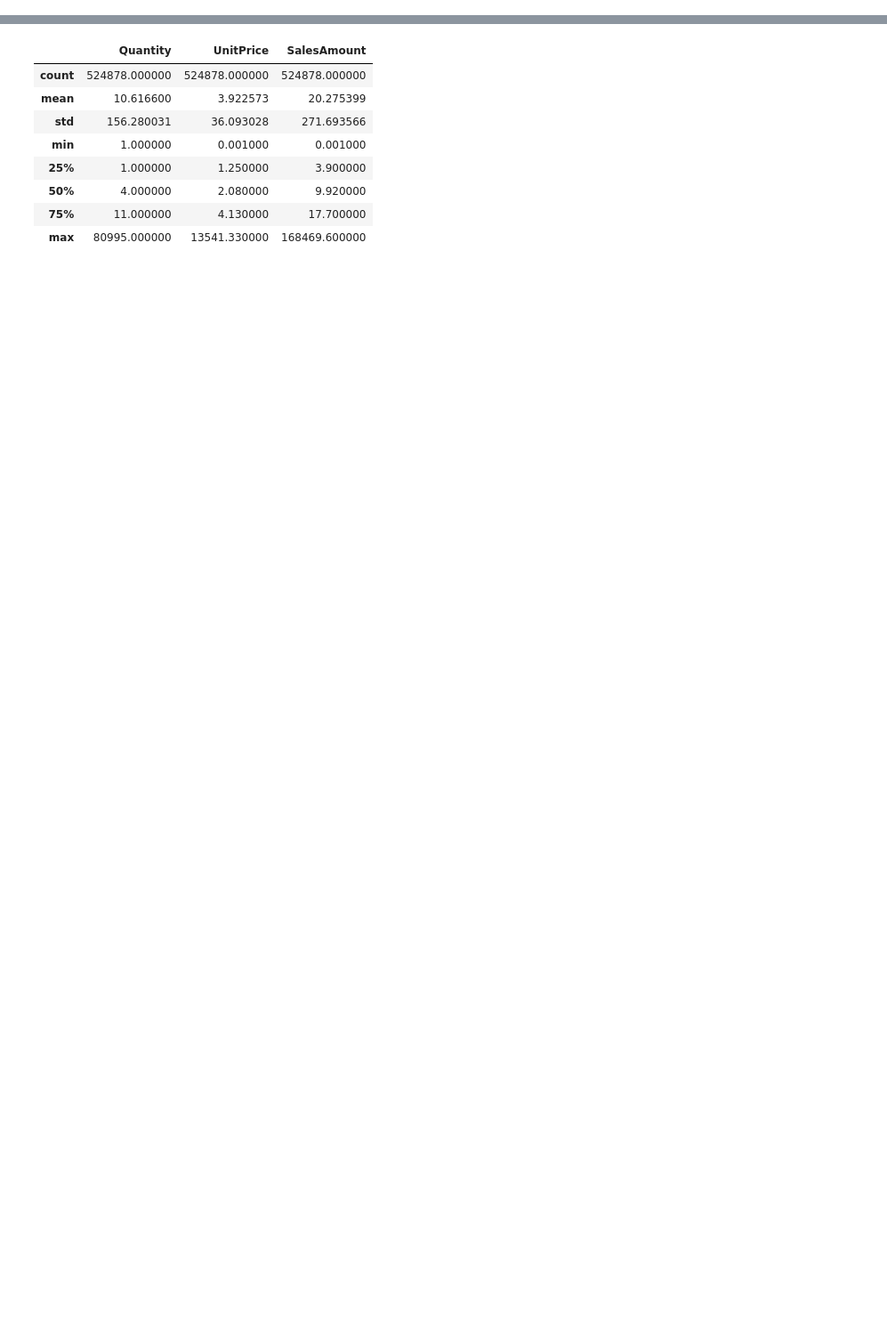
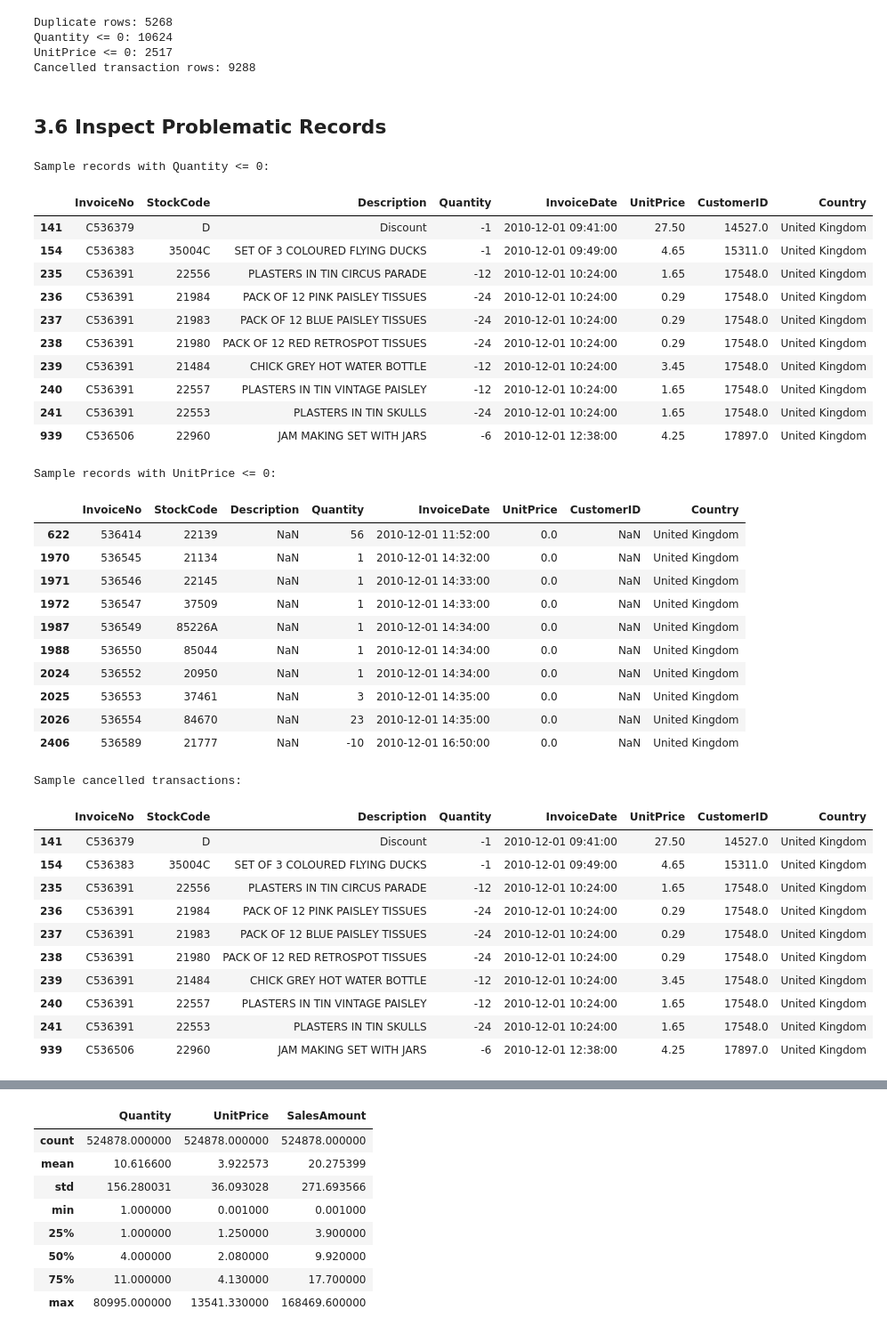
Before and after one commit to Omkar-Pujari/online-retail-sales-analytics, a Jupyter notebook: Notebook/Online_Retail_EDA.ipynb, the cells around one changed output, grey strips where cells are left out. Shown at 89% size. Cells and saved outputs as stored; diff of their text form; code cells hidden in the pictures; blank space fills up the shorter version.

```diff
--- a/Notebook/Online_Retail_EDA.ipynb
+++ b/Notebook/Online_Retail_EDA.ipynb
@@ -102,0 +117,64 @@ df.head()
+# %%
+duplicate_count = df.duplicated().sum()
+quantity_invalid = (df['Quantity'] <= 0).sum()
+price_invalid = (df['UnitPrice'] <= 0).sum()
+cancelled_count = df['InvoiceNo'].astype(str).str.startswith('C').sum()
+
+print("Duplicate rows:", duplicate_count)
+print("Quantity <= 0:", quantity_invalid)
+print("UnitPrice <= 0:", price_invalid)
+print("Cancelled transaction rows:", cancelled_count)
+# %% [output]
+Duplicate rows: 5268
+Quantity <= 0: 10624
+UnitPrice <= 0: 2517
+Cancelled transaction rows: 9288
+# %% [markdown]
+## 3.6 Inspect Problematic Records
+# %%
+print("Sample records with Quantity <= 0:")
+display(df[df['Quantity'] <= 0].head(10))
+
+print("\nSample records with UnitPrice <= 0:")
+display(df[df['UnitPrice'] <= 0].head(10))
+
+print("\nSample cancelled transactions:")
+cancelled = df['InvoiceNo'].astype(str).str.startswith('C')
+display(df[cancelled].head(10))
+# %% [output]
+Sample records with Quantity <= 0:
+|  | InvoiceNo | StockCode | Description | Quantity | InvoiceDate | UnitPrice | CustomerID | Country |
+| 141 | C536379 | D | Discount | -1 | 2010-12-01 09:41:00 | 27.50 | 14527.0 | United Kingdom |
+| 154 | C536383 | 35004C | SET OF 3 COLOURED FLYING DUCKS | -1 | 2010-12-01 09:49:00 | 4.65 | 15311.0 | United Kingdom |
+| 235 | C536391 | 22556 | PLASTERS IN TIN CIRCUS PARADE | -12 | 2010-12-01 10:24:00 | 1.65 | 17548.0 | United Kingdom |
+| 236 | C536391 | 21984 | PACK OF 12 PINK PAISLEY TISSUES | -24 | 2010-12-01 10:24:00 | 0.29 | 17548.0 | United Kingdom |
+| 237 | C536391 | 21983 | PACK OF 12 BLUE PAISLEY TISSUES | -24 | 2010-12-01 10:24:00 | 0.29 | 17548.0 | United Kingdom |
+| 238 | C536391 | 21980 | PACK OF 12 RED RETROSPOT TISSUES | -24 | 2010-12-01 10:24:00 | 0.29 | 17548.0 | United Kingdom |
+| 239 | C536391 | 21484 | CHICK GREY HOT WATER BOTTLE | -12 | 2010-12-01 10:24:00 | 3.45 | 17548.0 | United Kingdom |
+| 240 | C536391 | 22557 | PLASTERS IN TIN VINTAGE PAISLEY | -12 | 2010-12-01 10:24:00 | 1.65 | 17548.0 | United Kingdom |
+| 241 | C536391 | 22553 | PLASTERS IN TIN SKULLS | -24 | 2010-12-01 10:24:00 | 1.65 | 17548.0 | United Kingdom |
+| 939 | C536506 | 22960 | JAM MAKING SET WITH JARS | -6 | 2010-12-01 12:38:00 | 4.25 | 17897.0 | United Kingdom |
+Sample records with UnitPrice <= 0:
+|  | InvoiceNo | StockCode | Description | Quantity | InvoiceDate | UnitPrice | CustomerID | Country |
+| 622 | 536414 | 22139 | NaN | 56 | 2010-12-01 11:52:00 | 0.0 | NaN | United Kingdom |
+| 1970 | 536545 | 21134 | NaN | 1 | 2010-12-01 14:32:00 | 0.0 | NaN | United Kingdom |
+| 1971 | 536546 | 22145 | NaN | 1 | 2010-12-01 14:33:00 | 0.0 | NaN | United Kingdom |
+| 1972 | 536547 | 37509 | NaN | 1 | 2010-12-01 14:33:00 | 0.0 | NaN | United Kingdom |
+| 1987 | 536549 | 85226A | NaN | 1 | 2010-12-01 14:34:00 | 0.0 | NaN | United Kingdom |
+| 1988 | 536550 | 85044 | NaN | 1 | 2010-12-01 14:34:00 | 0.0 | NaN | United Kingdom |
+| 2024 | 536552 | 20950 | NaN | 1 | 2010-12-01 14:34:00 | 0.0 | NaN | United Kingdom |
+| 2025 | 536553 | 37461 | NaN | 3 | 2010-12-01 14:35:00 | 0.0 | NaN | United Kingdom |
+| 2026 | 536554 | 84670 | NaN | 23 | 2010-12-01 14:35:00 | 0.0 | NaN | United Kingdom |
+| 2406 | 536589 | 21777 | NaN | -10 | 2010-12-01 16:50:00 | 0.0 | NaN | United Kingdom |
+Sample cancelled transactions:
+|  | InvoiceNo | StockCode | Description | Quantity | InvoiceDate | UnitPrice | CustomerID | Country |
+| 141 | C536379 | D | Discount | -1 | 2010-12-01 09:41:00 | 27.50 | 14527.0 | United Kingdom |
+| 154 | C536383 | 35004C | SET OF 3 COLOURED FLYING DUCKS | -1 | 2010-12-01 09:49:00 | 4.65 | 15311.0 | United Kingdom |
+| 235 | C536391 | 22556 | PLASTERS IN TIN CIRCUS PARADE | -12 | 2010-12-01 10:24:00 | 1.65 | 17548.0 | United Kingdom |
+| 236 | C536391 | 21984 | PACK OF 12 PINK PAISLEY TISSUES | -24 | 2010-12-01 10:24:00 | 0.29 | 17548.0 | United Kingdom |
+| 237 | C536391 | 21983 | PACK OF 12 BLUE PAISLEY TISSUES | -24 | 2010-12-01 10:24:00 | 0.29 | 17548.0 | United Kingdom |
+| 238 | C536391 | 21980 | PACK OF 12 RED RETROSPOT TISSUES | -24 | 2010-12-01 10:24:00 | 0.29 | 17548.0 | United Kingdom |
+| 239 | C536391 | 21484 | CHICK GREY HOT WATER BOTTLE | -12 | 2010-12-01 10:24:00 | 3.45 | 17548.0 | United Kingdom |
+| 240 | C536391 | 22557 | PLASTERS IN TIN VINTAGE PAISLEY | -12 | 2010-12-01 10:24:00 | 1.65 | 17548.0 | United Kingdom |
+| 241 | C536391 | 22553 | PLASTERS IN TIN SKULLS | -24 | 2010-12-01 10:24:00 | 1.65 | 17548.0 | United Kingdom |
+| 939 | C536506 | 22960 | JAM MAKING SET WITH JARS | -6 | 2010-12-01 12:38:00 | 4.25 | 17897.0 | United Kingdom |
```
Also changed, not shown: parts of 107 cells of this notebook, 1 other file.
